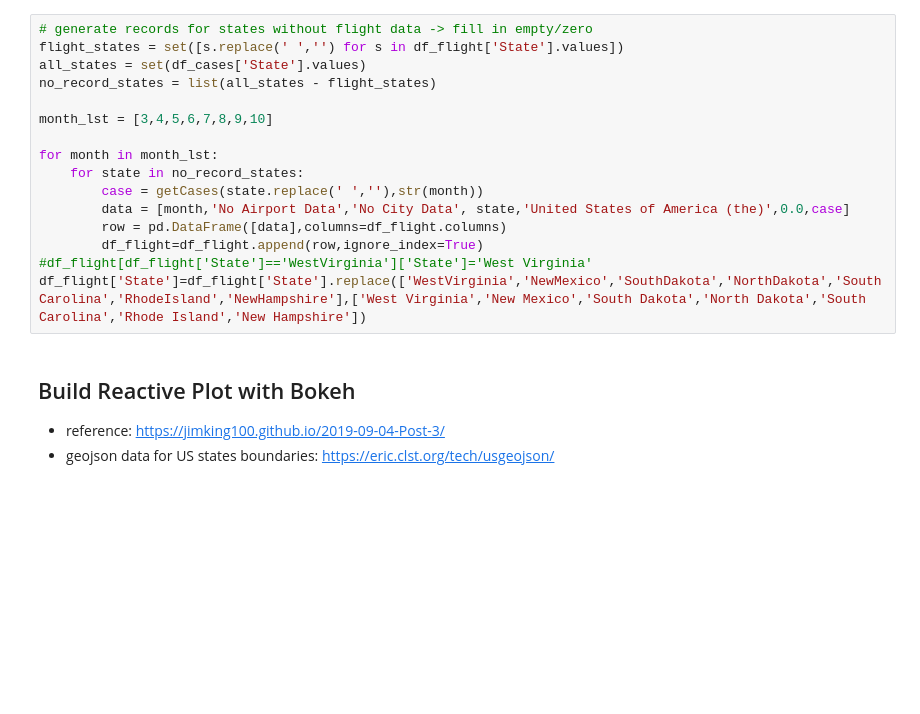
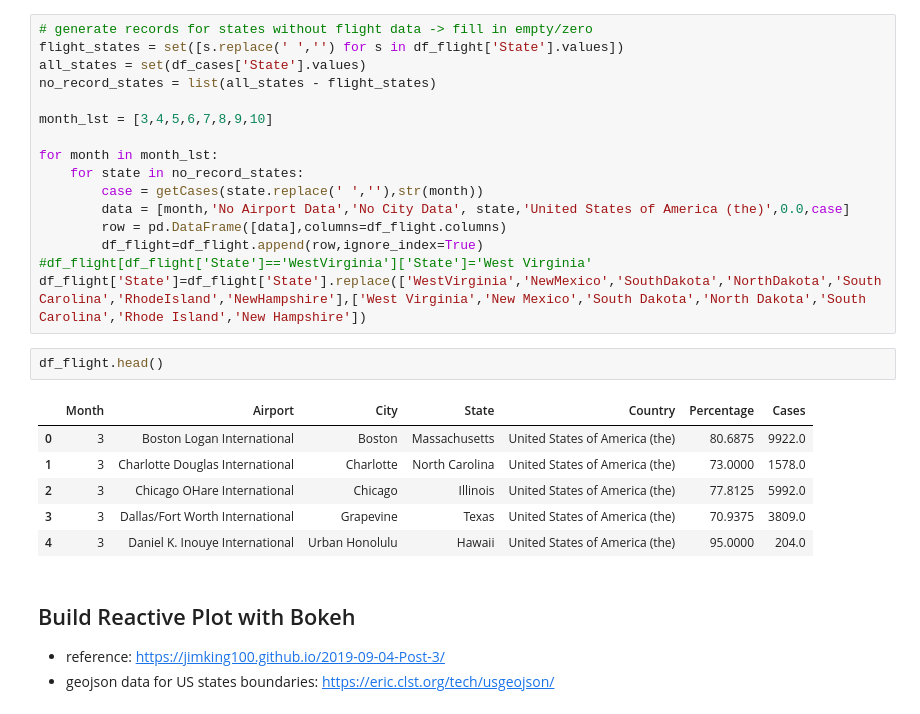
Before and after one commit to carolcheng98/spark-bokeh-covid-airport-analysis, a Jupyter notebook: demo/demo-notebook.ipynb, the cells around one changed output. Drawn from its saved outputs; the diff is of its cells as text; blank space fills up the shorter version.

```diff
--- a/demo/demo-notebook.ipynb
+++ b/demo/demo-notebook.ipynb
@@ -108,6 +86,15 @@ for month in month_lst:
         df_flight=df_flight.append(row,ignore_index=True)
 #df_flight[df_flight['State']=='WestVirginia']['State']='West Virginia'
 df_flight['State']=df_flight['State'].replace(['WestVirginia','NewMexico','SouthDakota','NorthDakota','SouthCarolina','RhodeIsland','NewHampshire'],['West Virginia','New Mexico','South Dakota','North Dakota','South Carolina','Rhode Island','New Hampshire'])
+# %%
+df_flight.head()
+# %% [output]
+|  | Month | Airport | City | State | Country | Percentage | Cases |
+| 0 | 3 | Boston Logan International | Boston | Massachusetts | United States of America (the) | 80.6875 | 9922.0 |
+| 1 | 3 | Charlotte Douglas International | Charlotte | North Carolina | United States of America (the) | 73.0000 | 1578.0 |
+| 2 | 3 | Chicago OHare International | Chicago | Illinois | United States of America (the) | 77.8125 | 5992.0 |
+| 3 | 3 | Dallas/Fort Worth International | Grapevine | Texas | United States of America (the) | 70.9375 | 3809.0 |
+| 4 | 3 | Daniel K. Inouye International | Urban Honolulu | Hawaii | United States of America (the) | 95.0000 | 204.0 |
 # %% [markdown]
 ## Build Reactive Plot with Bokeh
 * reference: https://jimking100.github.io/2019-09-04-Post-3/
```
Also changed, not shown: parts of 3 cells of this notebook, 6 other files.
